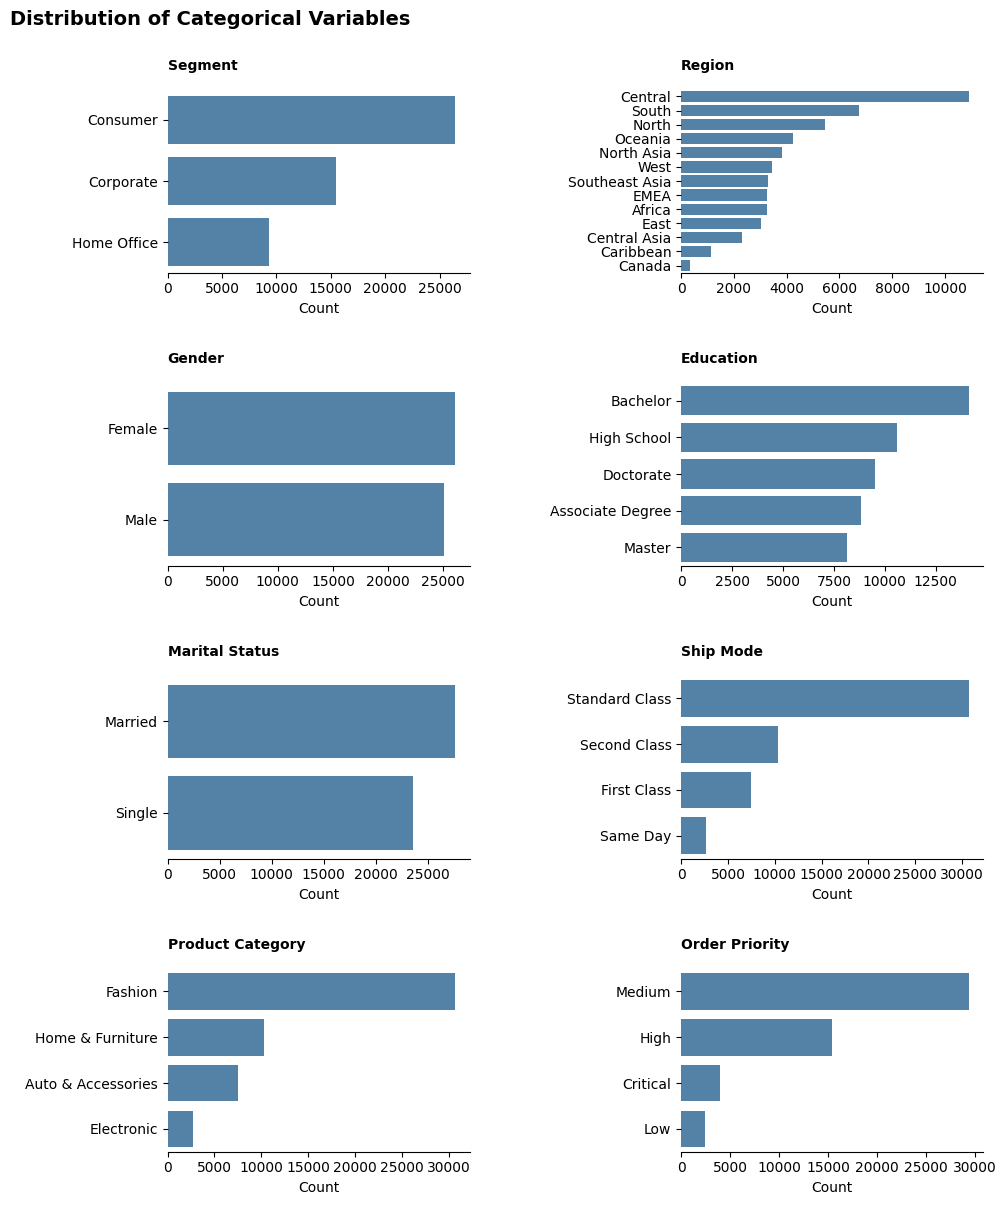
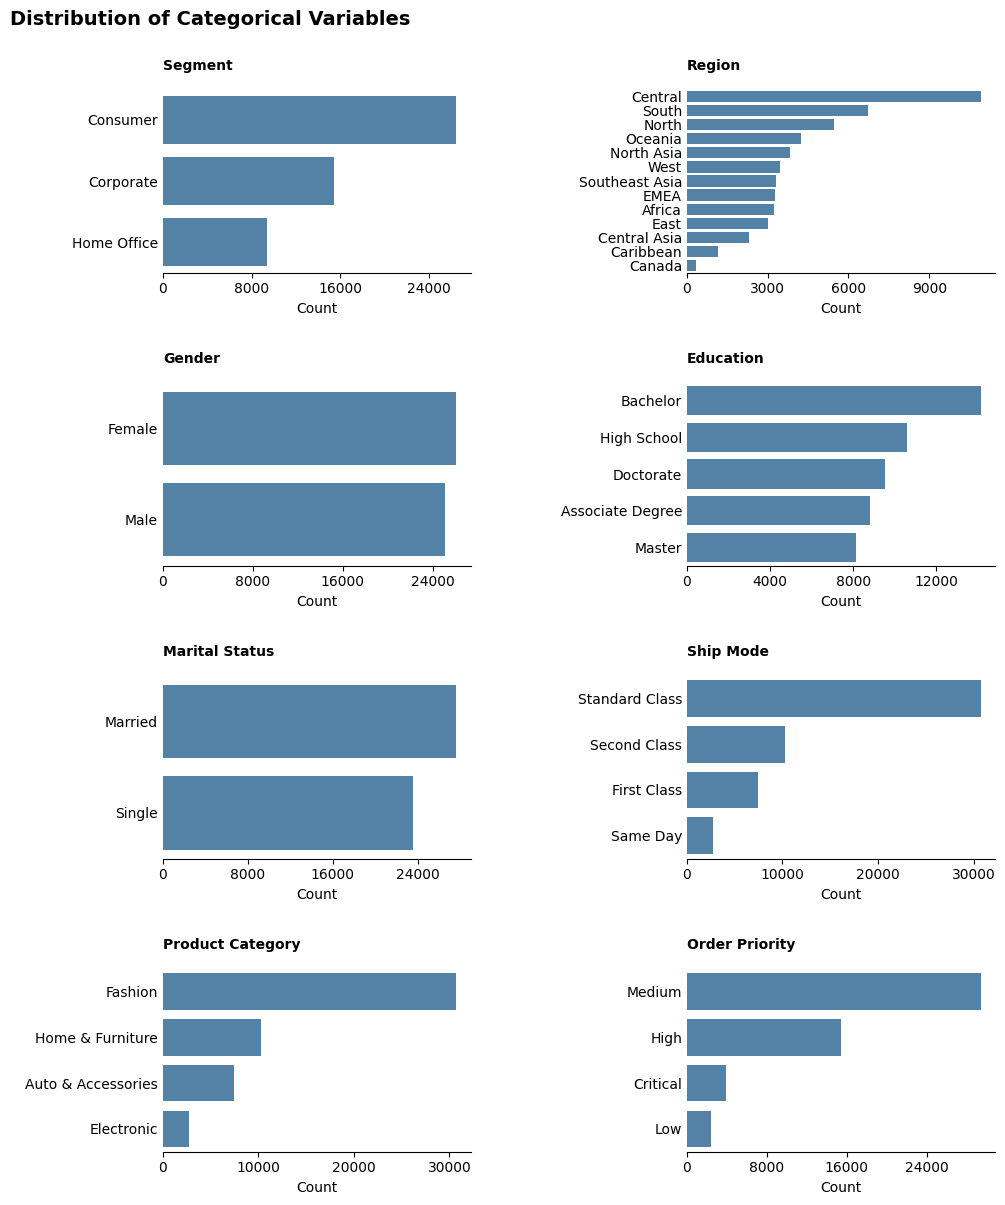
The notebook cell's code change between the first figure and the second:
--- before
+++ after
@@ -1,3 +1,4 @@
 # Bar plots for selected categorical variables
+
 cols = 2
 rows = (len(categorical_cols_behavior) + cols - 1) // cols
@@ -13,8 +14,10 @@
     axes[i].set_ylabel(None)
     axes[i].set_title(col, loc="left", pad=14, fontsize=10, fontweight="bold")
+    axes[i].tick_params(axis="y", length=0)
     axes[i].spines["top"].set_visible(False)
     axes[i].spines["right"].set_visible(False)
     axes[i].spines["left"].set_visible(False)
 
+    axes[i].xaxis.set_major_locator(MaxNLocator(nbins=4))
 for j in range(i + 1, len(axes)):
     fig.delaxes(axes[j])

Commit: Complete Week 6